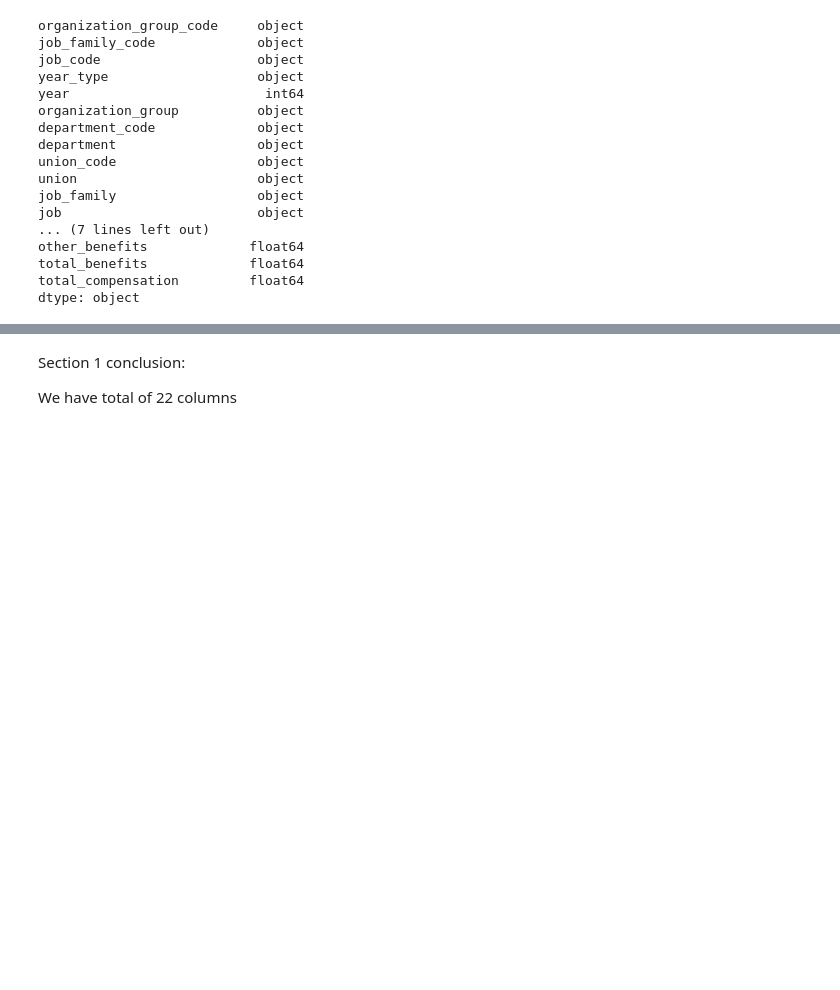
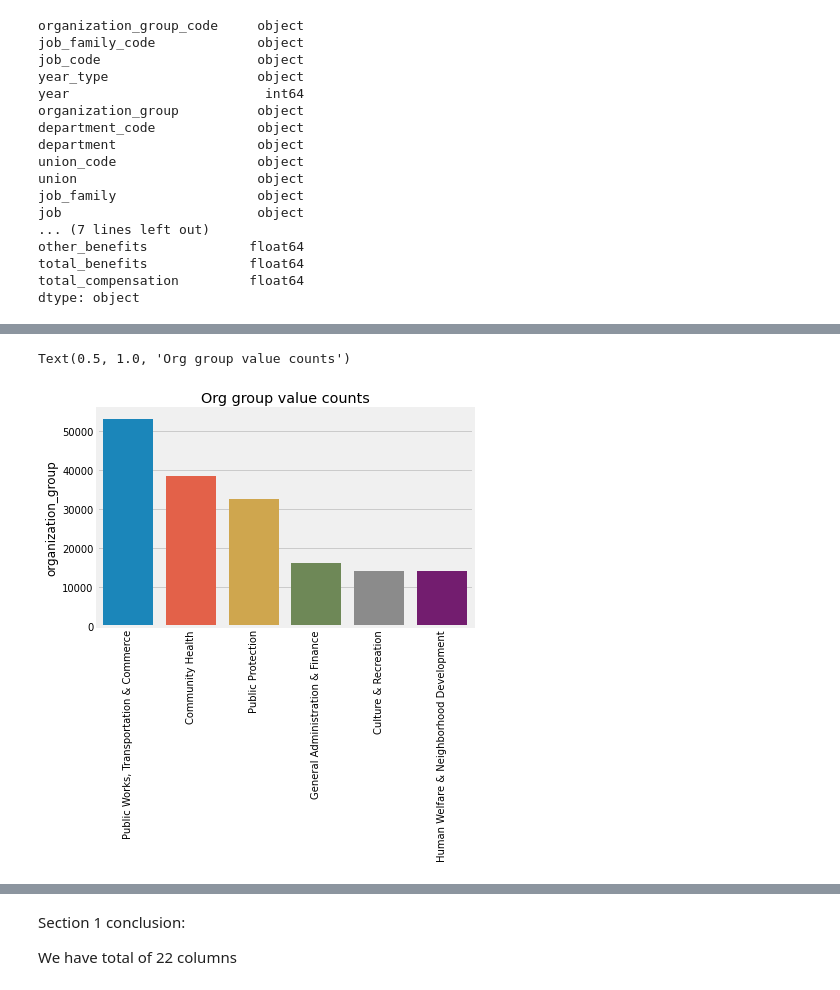
Before and after one commit to susiexia/SF_Employee_Comp_Dash, a Jupyter notebook: sf_comp_jupyter_analytics.ipynb, the cells around one changed output, grey strips where cells are left out. Saved outputs shown, nothing was run; the diff lists cells and outputs as text; code cells hidden in the pictures; blank space fills up the shorter version.

```diff
--- a/sf_comp_jupyter_analytics.ipynb
+++ b/sf_comp_jupyter_analytics.ipynb
@@ -193,0 +171,6 @@ df.isnull().sum()
+# %%
+# drop inrrelevant features,
+relevant_cat_column_name = [ 'organization_group', 'department', 'job_family',  'job']
+irrelavant_column_name = ['organization_group_code', 'job_family_code', 'job_code', 'year_type', 'department_code',  'union_code', 'union']
+df = df.drop(irrelavant_column_name, axis=1)
+df.head() #(168437, 15)
@@ -215,0 +230,8 @@ dtype: float64
+# %%
+# org_group value counts
+sns.barplot(x=df.organization_group.value_counts().index, y=df.organization_group.value_counts())
+plt.xticks(rotation=90)
+plt.title('Org group value counts')
+# %% [output]
+Text(0.5, 1.0, 'Org group value counts')
+[figure, added]
```
Also changed, not shown: parts of 19 cells of this notebook, 1 other file.
